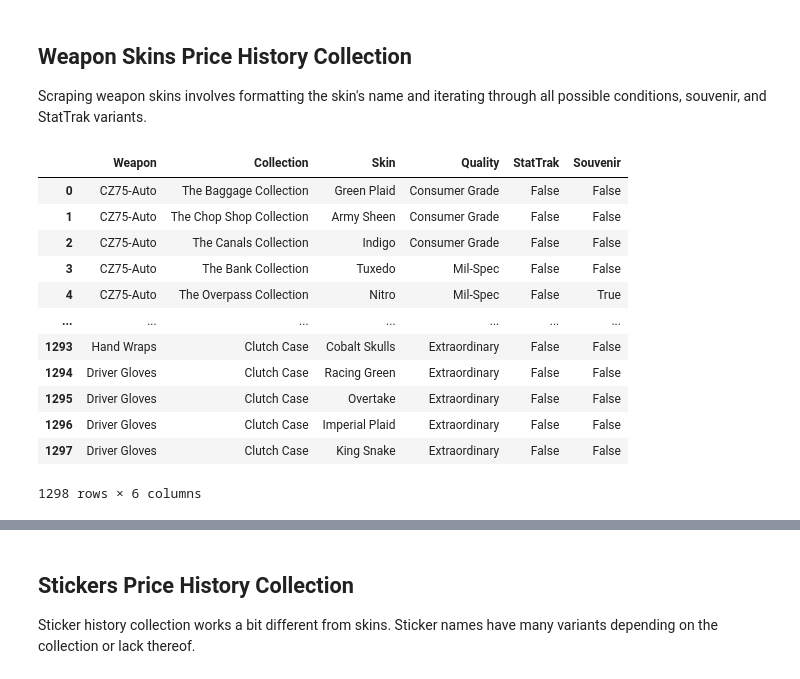
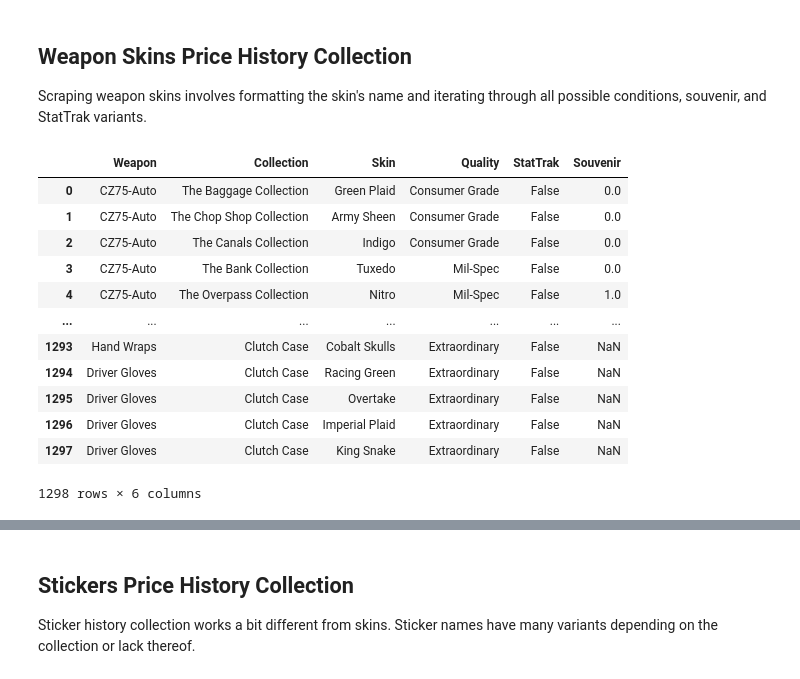
Before and after one commit to whuang37/csgo-market, a Jupyter notebook: get_market_history.ipynb, the cells around one changed output, grey strips where cells are left out. Drawn from its saved outputs; the diff is of its cells as text; code cells hidden in the pictures.

Commit message:
serious bug fixes to pull skin names and get market history

```diff
--- a/get_market_history.ipynb
+++ b/get_market_history.ipynb
@@ -100,23 +107,23 @@ def get_history(name):
 
 Scraping weapon skins involves formatting the skin's name and iterating through all possible conditions, souvenir, and StatTrak variants.
 # %%
-all_skins = pd.read_excel("items_list/skins_list.xlsx")
+all_skins = pd.read_excel("items_list/skins_list.xlsx", index_col = 0)
 
-knives = pd.read_excel("items_list/knivesgloves_list.xlsx")
+knives = pd.read_excel("items_list/knivesgloves_list.xlsx", index_col = 0)
 all_skins = all_skins.append(knives, ignore_index = True)
 
 all_skins
 # %% [output]
 |  | Weapon | Collection | Skin | Quality | StatTrak | Souvenir |
-| 0 | CZ75-Auto | The Baggage Collection | Green Plaid | Consumer Grade | False | False |
-| 1 | CZ75-Auto | The Chop Shop Collection | Army Sheen | Consumer Grade | False | False |
-| 2 | CZ75-Auto | The Canals Collection | Indigo | Consumer Grade | False | False |
-| 3 | CZ75-Auto | The Bank Collection | Tuxedo | Mil-Spec | False | False |
-| 4 | CZ75-Auto | The Overpass Collection | Nitro | Mil-Spec | False | True |
+| 0 | CZ75-Auto | The Baggage Collection | Green Plaid | Consumer Grade | False | 0.0 |
+| 1 | CZ75-Auto | The Chop Shop Collection | Army Sheen | Consumer Grade | False | 0.0 |
+| 2 | CZ75-Auto | The Canals Collection | Indigo | Consumer Grade | False | 0.0 |
+| 3 | CZ75-Auto | The Bank Collection | Tuxedo | Mil-Spec | False | 0.0 |
+| 4 | CZ75-Auto | The Overpass Collection | Nitro | Mil-Spec | False | 1.0 |
 | ... | ... | ... | ... | ... | ... | ... |
-| 1293 | Hand Wraps | Clutch Case | Cobalt Skulls | Extraordinary | False | False |
-| 1294 | Driver Gloves | Clutch Case | Racing Green | Extraordinary | False | False |
-| 1295 | Driver Gloves | Clutch Case | Overtake | Extraordinary | False | False |
-| 1296 | Driver Gloves | Clutch Case | Imperial Plaid | Extraordinary | False | False |
-| 1297 | Driver Gloves | Clutch Case | King Snake | Extraordinary | False | False |
+| 1293 | Hand Wraps | Clutch Case | Cobalt Skulls | Extraordinary | False | NaN |
+| 1294 | Driver Gloves | Clutch Case | Racing Green | Extraordinary | False | NaN |
+| 1295 | Driver Gloves | Clutch Case | Overtake | Extraordinary | False | NaN |
+| 1296 | Driver Gloves | Clutch Case | Imperial Plaid | Extraordinary | False | NaN |
+| 1297 | Driver Gloves | Clutch Case | King Snake | Extraordinary | False | NaN |
 1298 rows × 6 columns
```
Also changed, not shown: parts of 15 cells of this notebook, 2 other files.
